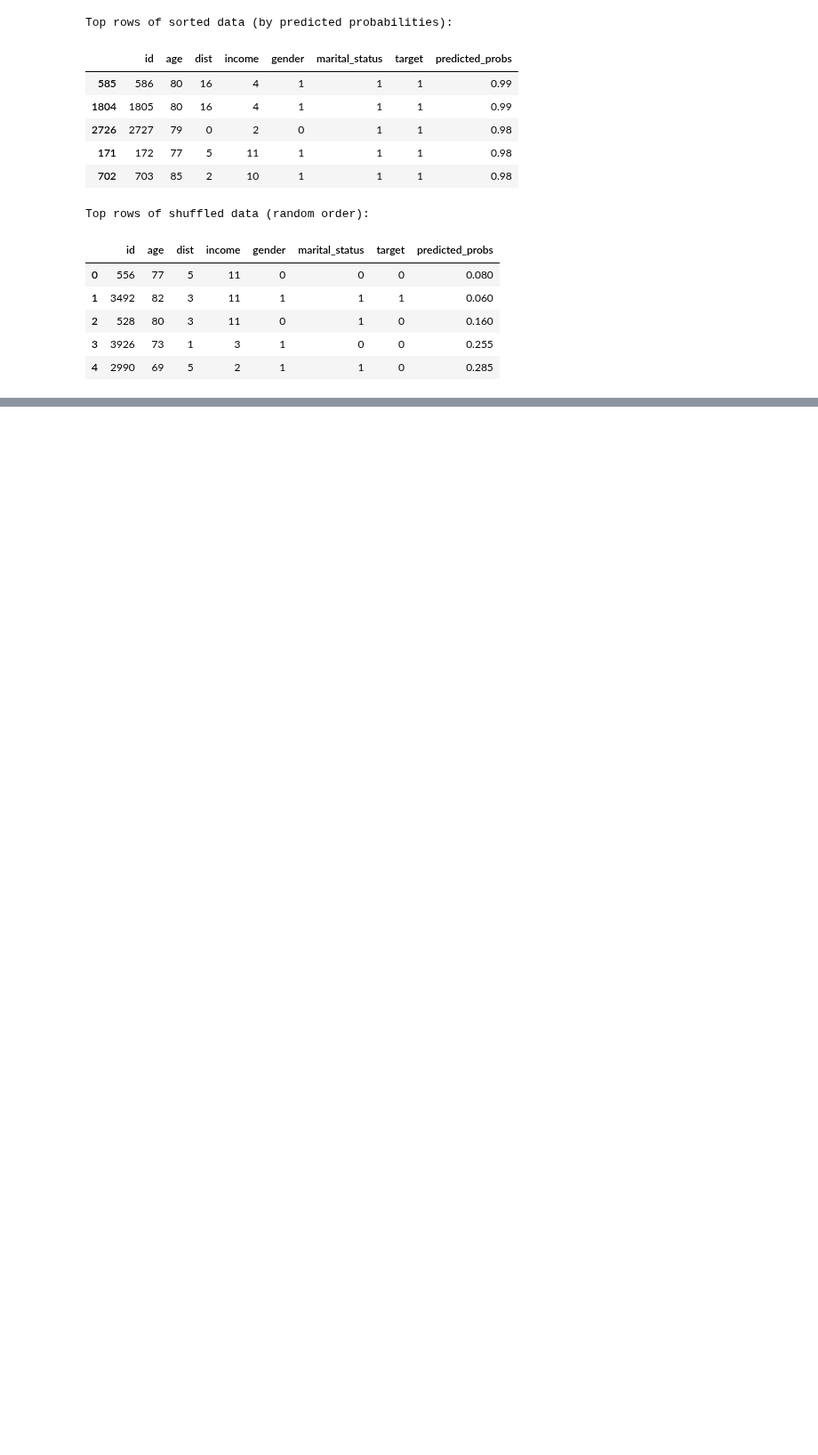
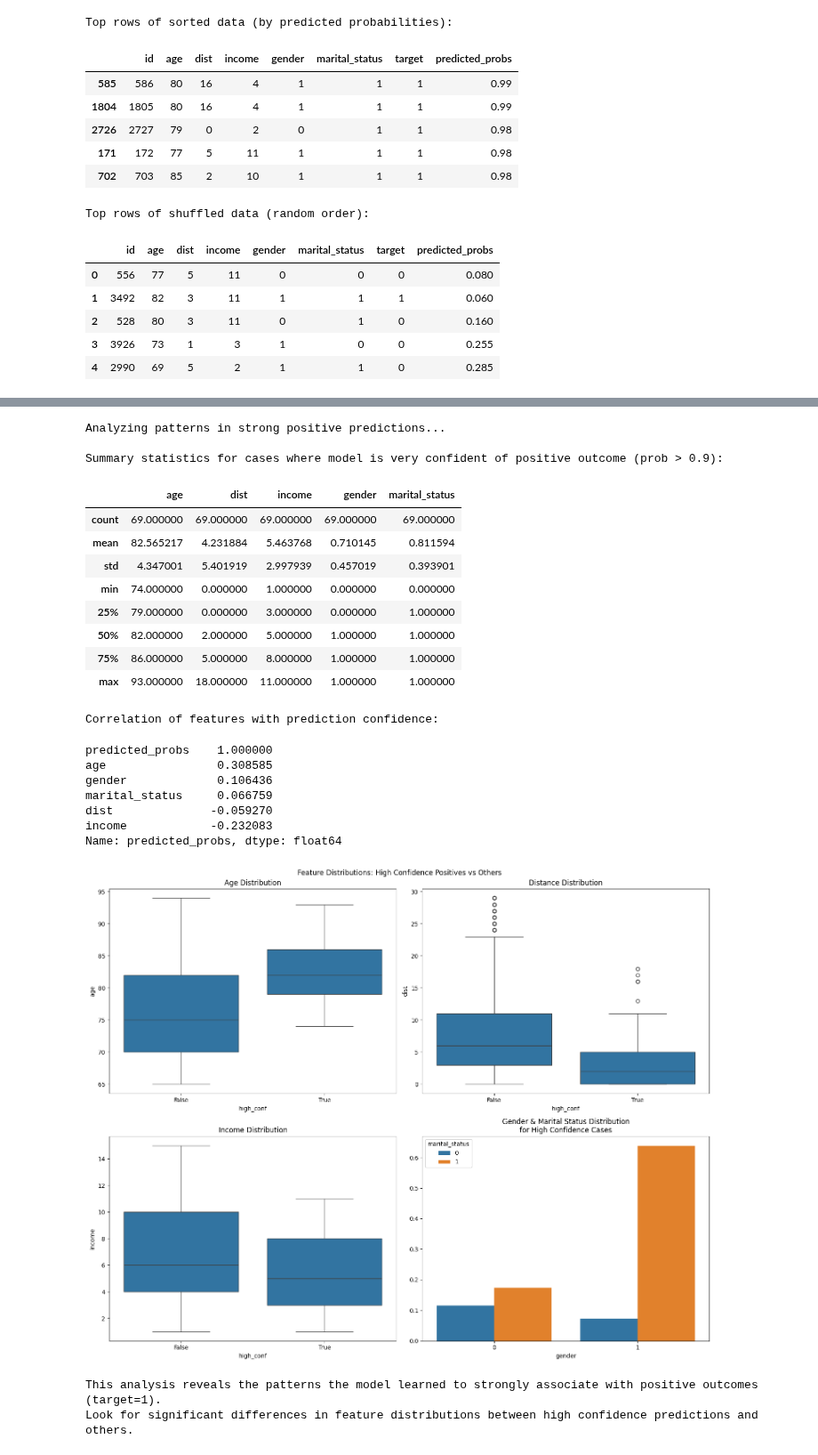
Before and after one commit to Jacob-J-Richards/DS_DA_Projects, a Jupyter notebook: Marketing_Prediction/Model_builds_comparison.ipynb, the cells around one changed output, grey strips where cells are left out. Shown at 89% size. Cells and saved outputs as stored; diff of their text form; code cells hidden in the pictures; blank space fills up the shorter version.

```diff
--- a/Marketing_Prediction/Model_builds_comparison.ipynb
+++ b/Marketing_Prediction/Model_builds_comparison.ipynb
@@ -1174,0 +1067,75 @@ ValueError: All arrays must be of the same length
+# %%
+# Analyze patterns of high-confidence positive predictions
+print("\nAnalyzing patterns in strong positive predictions...")
+
+# Get samples where model is very confident of positive outcome (predicted_probs > 0.9)
+high_confidence_positives = data_sorted[data_sorted['predicted_probs'] > 0.9].copy()
+
+# Calculate summary statistics for these high-confidence cases
+print("\nSummary statistics for cases where model is very confident of positive outcome (prob > 0.9):")
+summary_stats = high_confidence_positives[['age', 'dist', 'income', 'gender', 'marital_status']].describe()
+display(summary_stats)
+
+# Calculate feature importance based on correlation with predicted probabilities
+print("\nCorrelation of features with prediction confidence:")
+correlations = data_sorted[['age', 'dist', 'income', 'gender', 'marital_status', 'predicted_probs']].corr()['predicted_probs'].sort_values(ascending=False)
+display(correlations)
+
+# Visualize distribution of key features for high confidence predictions vs others
+fig, axes = plt.subplots(2, 2, figsize=(15, 12))
+fig.suptitle('Feature Distributions: High Confidence Positives vs Others')
+
+# Age distribution
+sns.boxplot(x='high_conf', y='age',
+           data=data_sorted.assign(high_conf=data_sorted['predicted_probs'] > 0.9),
+           ax=axes[0,0])
+axes[0,0].set_title('Age Distribution')
+
+# Distance distribution
+sns.boxplot(x='high_conf', y='dist',
+           data=data_sorted.assign(high_conf=data_sorted['predicted_probs'] > 0.9),
+           ax=axes[0,1])
+axes[0,1].set_title('Distance Distribution')
+
+# Income distribution
+sns.boxplot(x='high_conf', y='income',
+           data=data_sorted.assign(high_conf=data_sorted['predicted_probs'] > 0.9),
+           ax=axes[1,0])
+axes[1,0].set_title('Income Distribution')
+
+# Categorical features
+cat_data = data_sorted.assign(high_conf=data_sorted['predicted_probs'] > 0.9)
+cat_props = cat_data[cat_data['high_conf']].value_counts(['gender', 'marital_status'], normalize=True)
+sns.barplot(x=cat_props.index.get_level_values(0), y=cat_props.values,
+           hue=cat_props.index.get_level_values(1), ax=axes[1,1])
+axes[1,1].set_title('Gender & Marital Status Distribution\nfor High Confidence Cases')
+
+plt.tight_layout()
+plt.show()
+
+print("\nThis analysis reveals the patterns the model learned to strongly associate with positive outcomes (target=1).")
+print("Look for significant differences in feature distributions between high confidence predictions and others.")
+# %% [output]
+Analyzing patterns in strong positive predictions...
+
+Summary statistics for cases where model is very confident of positive outcome (prob > 0.9):
+|  | age | dist | income | gender | marital_status |
+| count | 69.000000 | 69.000000 | 69.000000 | 69.000000 | 69.000000 |
+| mean | 82.565217 | 4.231884 | 5.463768 | 0.710145 | 0.811594 |
+| std | 4.347001 | 5.401919 | 2.997939 | 0.457019 | 0.393901 |
+| min | 74.000000 | 0.000000 | 1.000000 | 0.000000 | 0.000000 |
+| 25% | 79.000000 | 0.000000 | 3.000000 | 0.000000 | 1.000000 |
+| 50% | 82.000000 | 2.000000 | 5.000000 | 1.000000 | 1.000000 |
+| 75% | 86.000000 | 5.000000 | 8.000000 | 1.000000 | 1.000000 |
+| max | 93.000000 | 18.000000 | 11.000000 | 1.000000 | 1.000000 |
+Correlation of features with prediction confidence:
+predicted_probs    1.000000
+age                0.308585
+gender             0.106436
+marital_status     0.066759
+dist              -0.059270
+income            -0.232083
+Name: predicted_probs, dtype: float64
+[figure, added]
+This analysis reveals the patterns the model learned to strongly associate with positive outcomes (target=1).
+Look for significant differences in feature distributions between high confidence predictions and others.
```
Also changed, not shown: parts of 3 cells of this notebook.
